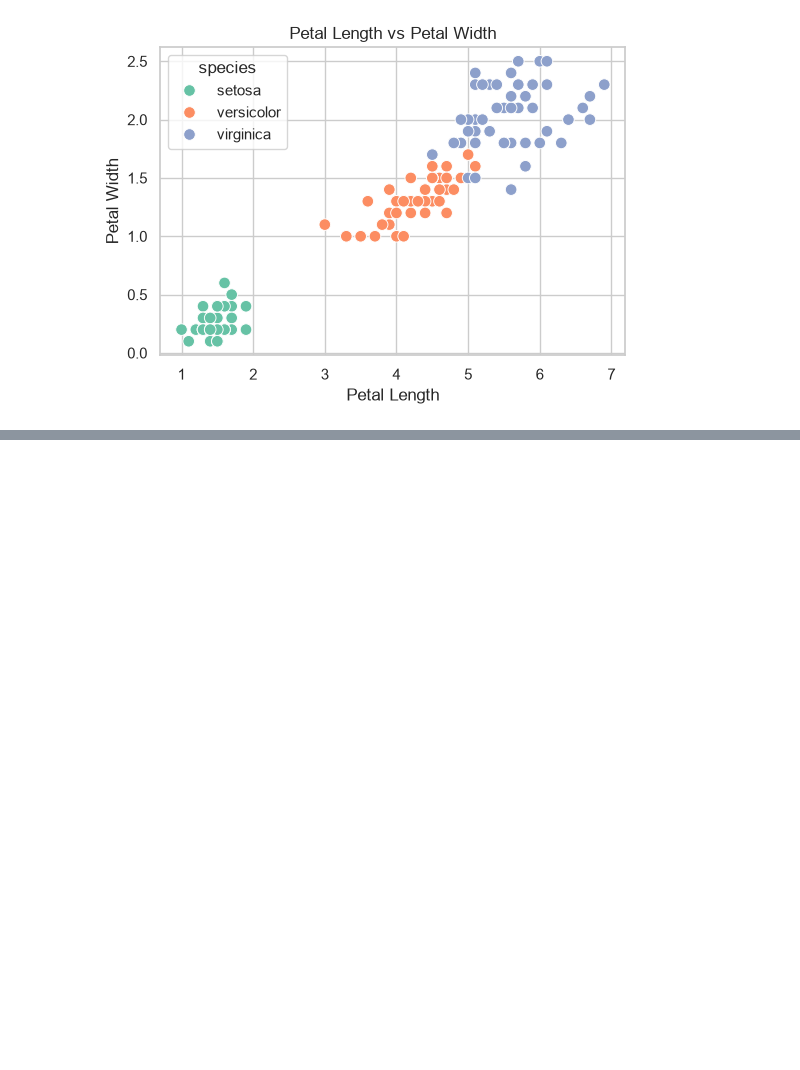
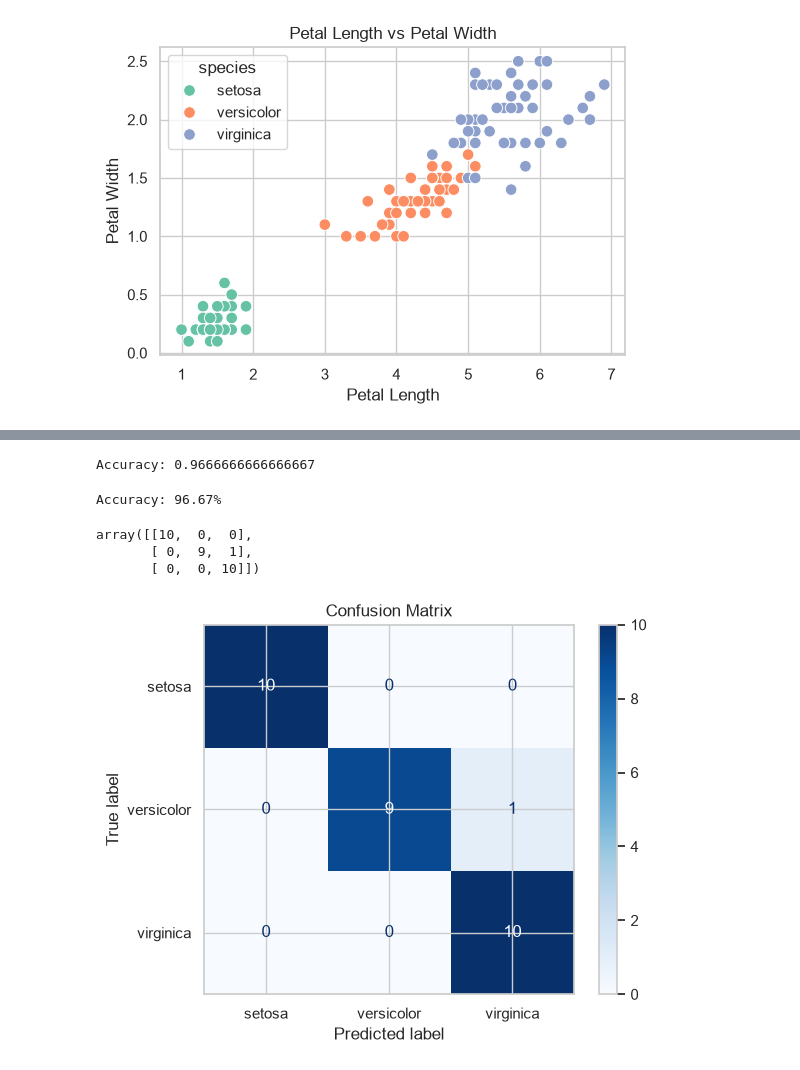
Before and after one commit to mdraihankabirsifat/codveda-data-science-internship, a Jupyter notebook: 02_Level_2/Task_1_Regression/Task_1_Iris_Classification.ipynb, the cells around one changed output, grey strips where cells are left out. Drawn from its saved outputs; the diff is of its cells as text; code cells hidden in the pictures; blank space fills up the shorter version.

Commit message:
learning confusion matrix

```diff
--- a/02_Level_2/Task_1_Regression/Task_1_Iris_Classification.ipynb
+++ b/02_Level_2/Task_1_Regression/Task_1_Iris_Classification.ipynb
@@ -83,3 +83,6 @@ plt.ylabel("Petal Width")
 plt.show()
 # %% [output]
 [figure]
+# %%
+X = df.drop("species", axis=1)
+y = df["species"]
@@ -85,0 +107,16 @@ plt.show()
+# %%
+from sklearn.model_selection import train_test_split
+
+X_train, X_test, y_train, y_test = train_test_split(
+    X,
+    y,
+    test_size=0.2,
+    random_state=42,
+    stratify=y
+)
+# %%
+from sklearn.linear_model import LogisticRegression
+
+model = LogisticRegression(max_iter=200)
+
+model.fit(X_train, y_train)
@@ -85,0 +125,2 @@ plt.show()
+# %%
+predictions = model.predict(X_test)
@@ -85,0 +152,35 @@ plt.show()
+# %%
+from sklearn.metrics import accuracy_score
+
+accuracy = accuracy_score(y_test, predictions)
+
+print("Accuracy:", accuracy)
+# %% [output]
+Accuracy: 0.9666666666666667
+# %%
+print(f"Accuracy: {accuracy * 100:.2f}%")
+# %% [output]
+Accuracy: 96.67%
+# %%
+from sklearn.metrics import confusion_matrix
+
+cm = confusion_matrix(y_test, predictions)
+
+cm
+# %% [output]
+array([[10,  0,  0],
+       [ 0,  9,  1],
+       [ 0,  0, 10]])
+# %%
+from sklearn.metrics import ConfusionMatrixDisplay
+
+ConfusionMatrixDisplay.from_predictions(
+    y_test,
+    predictions,
+    cmap="Blues"
+)
+
+plt.title("Confusion Matrix")
+plt.show()
+# %% [output]
+[figure, added]
```
Also changed, not shown: parts of 5 cells of this notebook.
